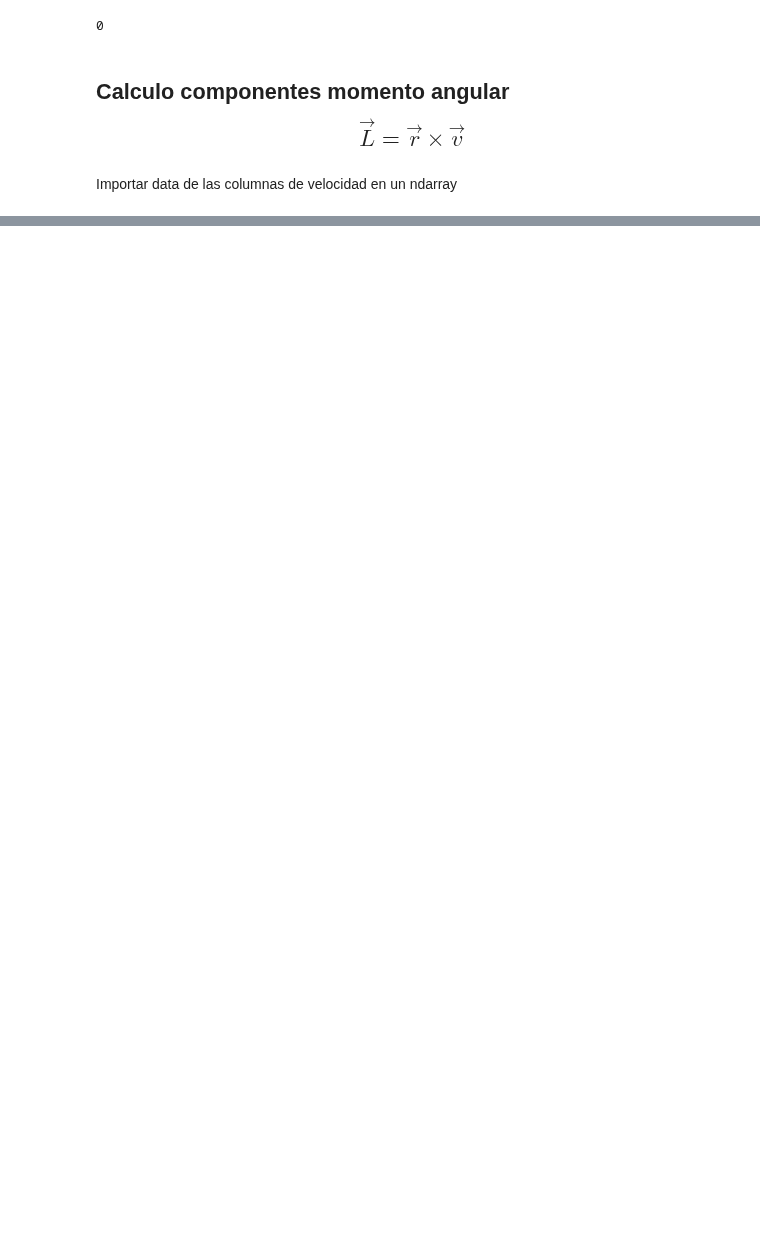
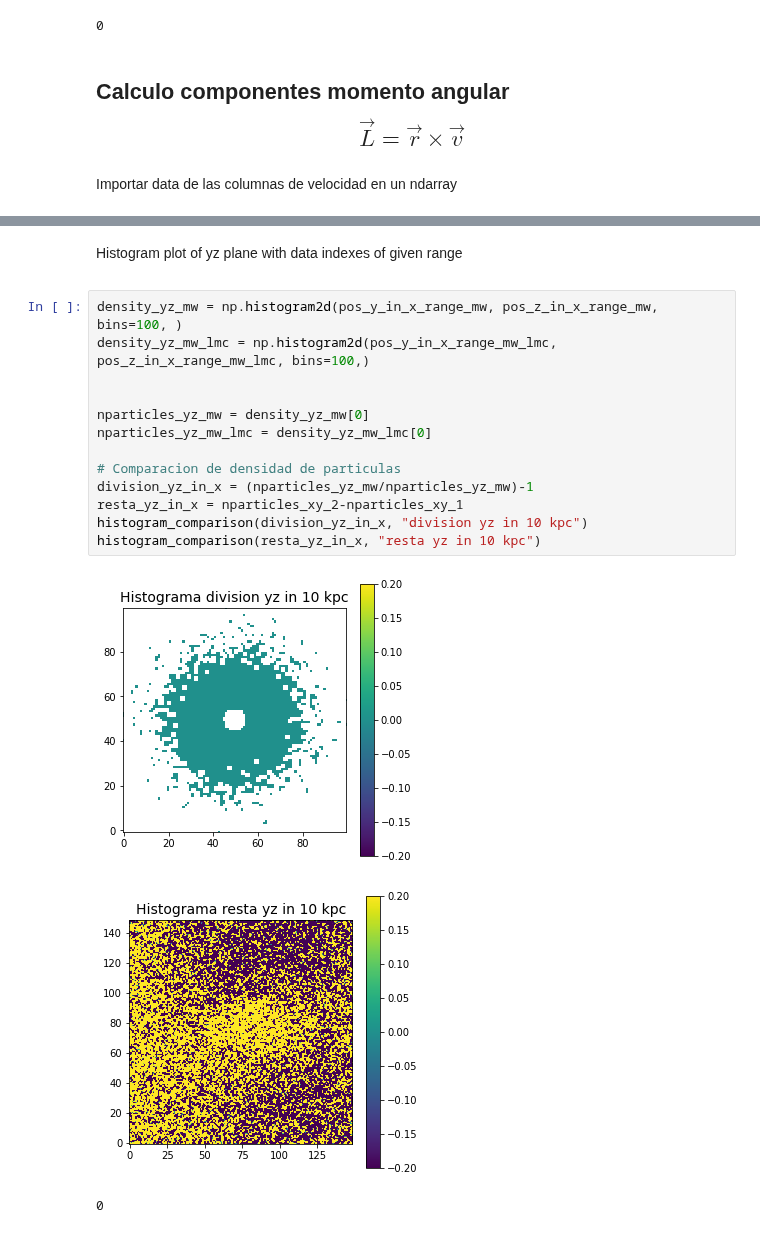
Before and after one commit to tonalidae/wakefinder, a Jupyter notebook: src/halo-movement.ipynb, the cells around one changed output, grey strips where cells are left out. Saved outputs shown, nothing was run; the diff lists cells and outputs as text; blank space fills up the shorter version.

Commit message:
feat: cut x range within 10 kpc, hist yz with those data

```diff
--- a/src/halo-movement.ipynb
+++ b/src/halo-movement.ipynb
@@ -249,0 +293,19 @@ L_tot_mw_lmc (-4.7305090090071165, -8.982781596672435, 12.153107742572441)
+# %% [markdown]
+<p> Histogram plot of yz plane with data indexes of given range <p>
+# %%
+density_yz_mw = np.histogram2d(pos_y_in_x_range_mw, pos_z_in_x_range_mw, bins=100, )
+density_yz_mw_lmc = np.histogram2d(pos_y_in_x_range_mw_lmc, pos_z_in_x_range_mw_lmc, bins=100,)
+
+
+nparticles_yz_mw = density_yz_mw[0]
+nparticles_yz_mw_lmc = density_yz_mw_lmc[0]
+
+# Comparacion de densidad de particulas
+division_yz_in_x = (nparticles_yz_mw/nparticles_yz_mw)-1
+resta_yz_in_x = nparticles_xy_2-nparticles_xy_1
+histogram_comparison(division_yz_in_x, "division yz in 10 kpc")
+histogram_comparison(resta_yz_in_x, "resta yz in 10 kpc")
+# %% [output]
+[figure, added]
+[figure, added]
+0
```
Also changed, not shown: parts of 6 cells of this notebook, 14 other files.
